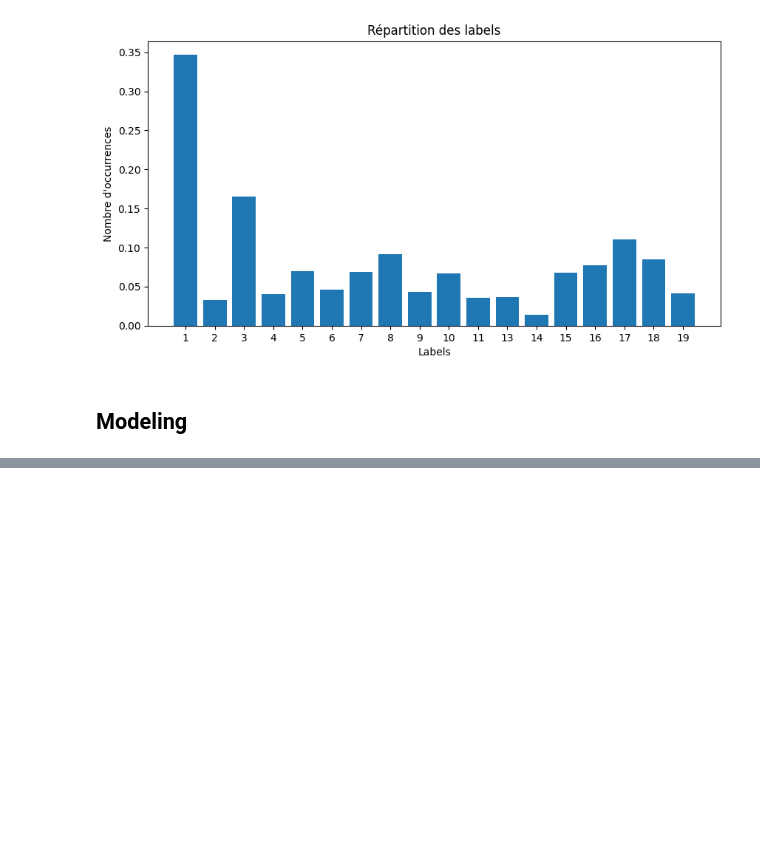
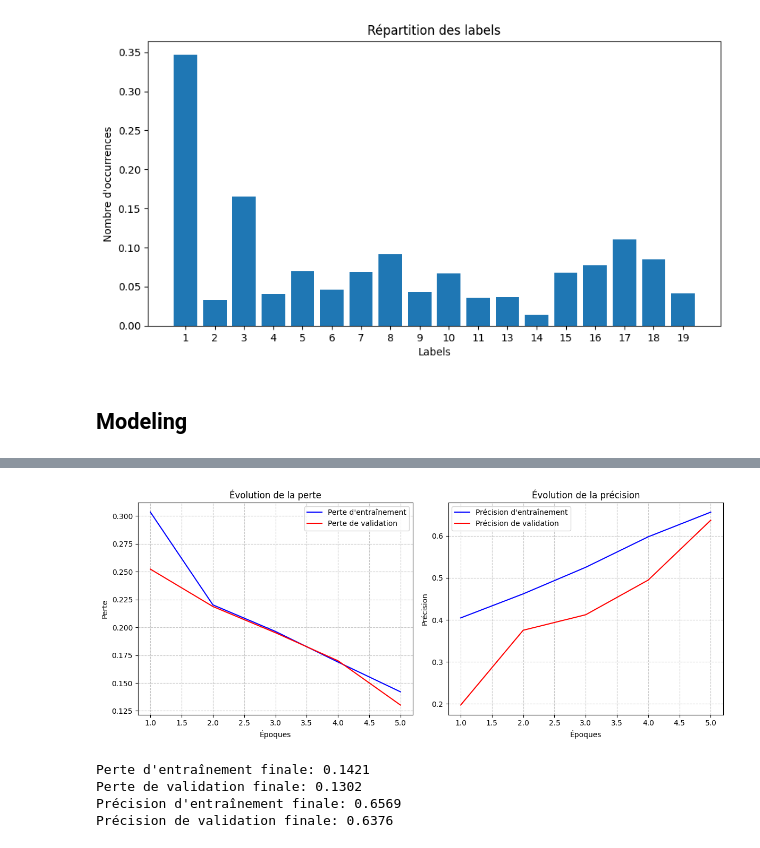
Before and after one commit to 2024-2025-estia-bihar/final_projet_lucg, a Jupyter notebook: notebooks/explore_multimodal.ipynb, the cells around one changed output, grey strips where cells are left out. Cells and saved outputs as stored; diff of their text form; code cells hidden in the pictures; blank space fills up the shorter version.

```diff
--- a/notebooks/explore_multimodal.ipynb
+++ b/notebooks/explore_multimodal.ipynb
@@ -685,7 +668,7 @@ dataset = MemoryEfficientMultiLabelDataset(csv_path, image_dir)
 dataset.print_dataset_info()
 
 # Créer les datasets TensorFlow
-train_dataset = dataset.create_dataset(batch_size=32)
+train_dataset = dataset.create_dataset(batch_size=128)
 # %% [output]
 Chargement des données...
 Nombre total d'images: 46089
@@ -714,7 +697,7 @@ val_set = MemoryEfficientMultiLabelDataset(csv_path, image_dir, df=val_data)
 val_set.print_dataset_info()
 
 # Créer les datasets TensorFlow
-val_dataset = dataset.create_dataset(batch_size=32)
+val_dataset = dataset.create_dataset(batch_size=128)
 # %% [output]
 Chargement des données...
 Nombre total d'images: 4501
@@ -736,7 +773,8 @@ Dataset TensorFlow créé.
 # %%
 # Exemple de modèle simple (à personnaliser)
 model = tf.keras.Sequential([
-    tf.keras.layers.Conv2D(32, (3, 3), activation='relu', input_shape=(224, 224, 3)),
+    tf.keras.layers.Input(shape=(224, 224, 3)),
+    tf.keras.layers.Conv2D(32, (3, 3), activation='relu'),
     tf.keras.layers.MaxPooling2D((2, 2)),
     tf.keras.layers.Flatten(),
     tf.keras.layers.Dense(64, activation='relu'),
@@ -747,9 +785,9 @@ model = tf.keras.Sequential([
 model.compile(
     optimizer='adam',
     loss='binary_crossentropy',
-    metrics=['roc-auc']
+    metrics=['F1Score', 'AUC']
 )
 # %%
 # Entraînement (exemple)
-history = model.fit(train_dataset, epochs=10, validation_data=val_dataset)
+history = model.fit(train_dataset, epochs=5, validation_data=val_dataset)
 # %% [output]
@@ -760,0 +804,49 @@ Cannot take the length of shape with unknown rank.
+# %%
+import matplotlib.pyplot as plt
+
+# Récupérer l'historique d'entraînement
+train_loss = history.history['loss']
+val_loss = history.history['val_loss']
+train_accuracy = history.history.get('accuracy', history.history.get('binary_accuracy', []))
+val_accuracy = history.history.get('val_accuracy', history.history.get('val_binary_accuracy', []))
+epochs = range(1, len(train_loss) + 1)
+
+# Créer une figure avec deux sous-graphiques
+plt.figure(figsize=(12, 5))
+
+# Premier sous-graphique pour la loss
+plt.subplot(1, 2, 1)
+plt.plot(epochs, train_loss, 'b-', label='Perte d\'entraînement')
+plt.plot(epochs, val_loss, 'r-', label='Perte de validation')
+plt.title('Évolution de la perte')
+plt.xlabel('Époques')
+plt.ylabel('Perte')
+plt.legend()
+plt.grid(True, linestyle='--', alpha=0.7)
+
+# Deuxième sous-graphique pour l'accuracy (si disponible)
+if train_accuracy and val_accuracy:
+    plt.subplot(1, 2, 2)
+    plt.plot(epochs, train_accuracy, 'b-', label='Précision d\'entraînement')
+    plt.plot(epochs, val_accuracy, 'r-', label='Précision de validation')
+    plt.title('Évolution de la précision')
+    plt.xlabel('Époques')
+    plt.ylabel('Précision')
+    plt.legend()
+    plt.grid(True, linestyle='--', alpha=0.7)
+
+plt.tight_layout()
+plt.show()
+
+# Afficher les valeurs finales
+print(f"Perte d'entraînement finale: {train_loss[-1]:.4f}")
+print(f"Perte de validation finale: {val_loss[-1]:.4f}")
+if train_accuracy and val_accuracy:
+    print(f"Précision d'entraînement finale: {train_accuracy[-1]:.4f}")
+    print(f"Précision de validation finale: {val_accuracy[-1]:.4f}")
+# %% [output]
+[figure, added]
+Perte d'entraînement finale: 0.1421
+Perte de validation finale: 0.1302
+Précision d'entraînement finale: 0.6569
+Précision de validation finale: 0.6376
```
Also changed, not shown: parts of 27 cells of this notebook.
